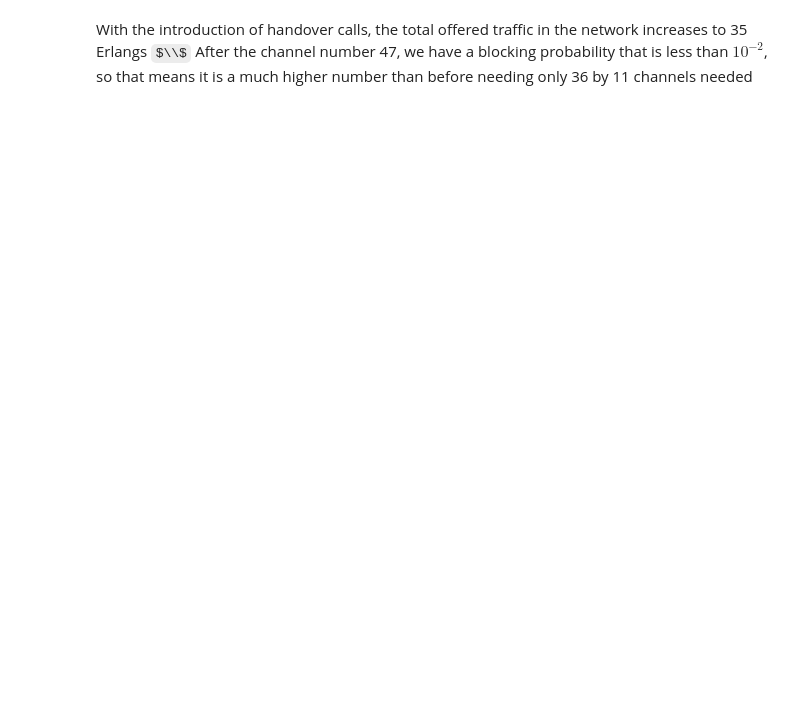
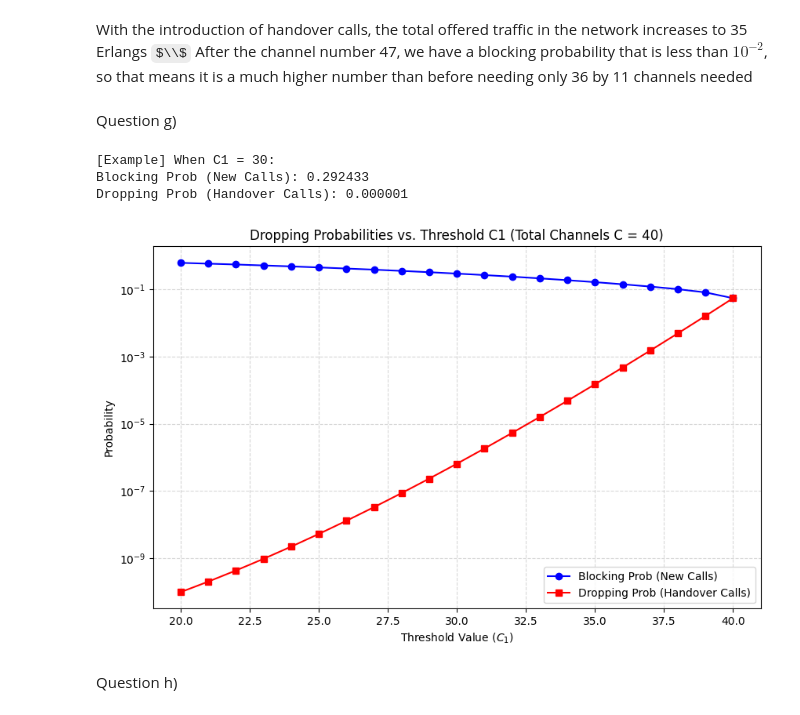
Before and after one commit to Clon5676/engOfQualityofService, a Jupyter notebook: Exercise1.ipynb, the cells around one changed output. Saved outputs shown, nothing was run; the diff lists cells and outputs as text; code cells hidden in the pictures; some formulas as TeX source; blank space fills up the shorter version.

```diff
--- a/Exercise1.ipynb
+++ b/Exercise1.ipynb
@@ -70,2 +72,4 @@ plt.show()
 # %% [markdown]
 With the introduction of handover calls, the total offered traffic in the network increases to 35 Erlangs $\\$ After the channel number 47, we have a blocking probability that is less than $10^{-2}$, so that means it is a much higher number than before needing only 36 by 11 channels needed
+# %% [markdown]
+Question g)
@@ -71,0 +112,47 @@ With the introduction of handover calls, the total offered traffic in the networ
+# %%
+# Given conditions from the exercise
+lambda1 = 5      # Arrival rate for new calls: 5 calls/min
+lambda2 = 2      # Arrival rate for handover calls: 2 calls/min
+mu = 1 / 5       # Service rate: 1/5 calls/min
+C = 40           # Total number of channels is fixed at 40
+
+# Prepare data for plotting (C1 varies from 20 to 40)
+C1_values = list(range(20, 41))
+prob_new_list = []
+prob_ho_list = []
+# %%
+# Loop to calculate probabilities for each threshold value
+for c1 in C1_values:
+    p_new, p_ho = admission_control_probs(lambda1, lambda2, mu, C, c1)
+    prob_new_list.append(p_new)
+    prob_ho_list.append(p_ho)
+# %%
+# Print specific values when C1=30 for reference
+demo_c1 = 30
+print(f"[Example] When C1 = {demo_c1}:")
+print(f"Blocking Prob (New Calls): {prob_new_list[demo_c1 - 20]:.6f}")
+print(f"Dropping Prob (Handover Calls): {prob_ho_list[demo_c1 - 20]:.6f}")
+# %% [output]
+[Example] When C1 = 30:
+Blocking Prob (New Calls): 0.292433
+Dropping Prob (Handover Calls): 0.000001
+# %%
+# Plot the curves (fulfills the requirement for question h)
+plt.figure(figsize=(10, 6))
+plt.plot(C1_values, prob_new_list, marker='o', linestyle='-', color='blue', label='Blocking Prob (New Calls)')
+plt.plot(C1_values, prob_ho_list, marker='s', linestyle='-', color='red', label='Dropping Prob (Handover Calls)')
+
+# Set the title and axis labels
+plt.title('Dropping Probabilities vs. Threshold C1 (Total Channels C = 40)')
+plt.xlabel('Threshold Value ($C_1$)')
+plt.ylabel('Probability')
+
+# Use logarithmic scale to better visualize extreme probability variations
+plt.yscale('log')
+plt.grid(True, which="both", ls="--", alpha=0.5)
+plt.legend()
+plt.show()
+# %% [output]
+[figure, added]
+# %% [markdown]
+Question h)
```
Also changed, not shown: parts of 4 cells of this notebook.
